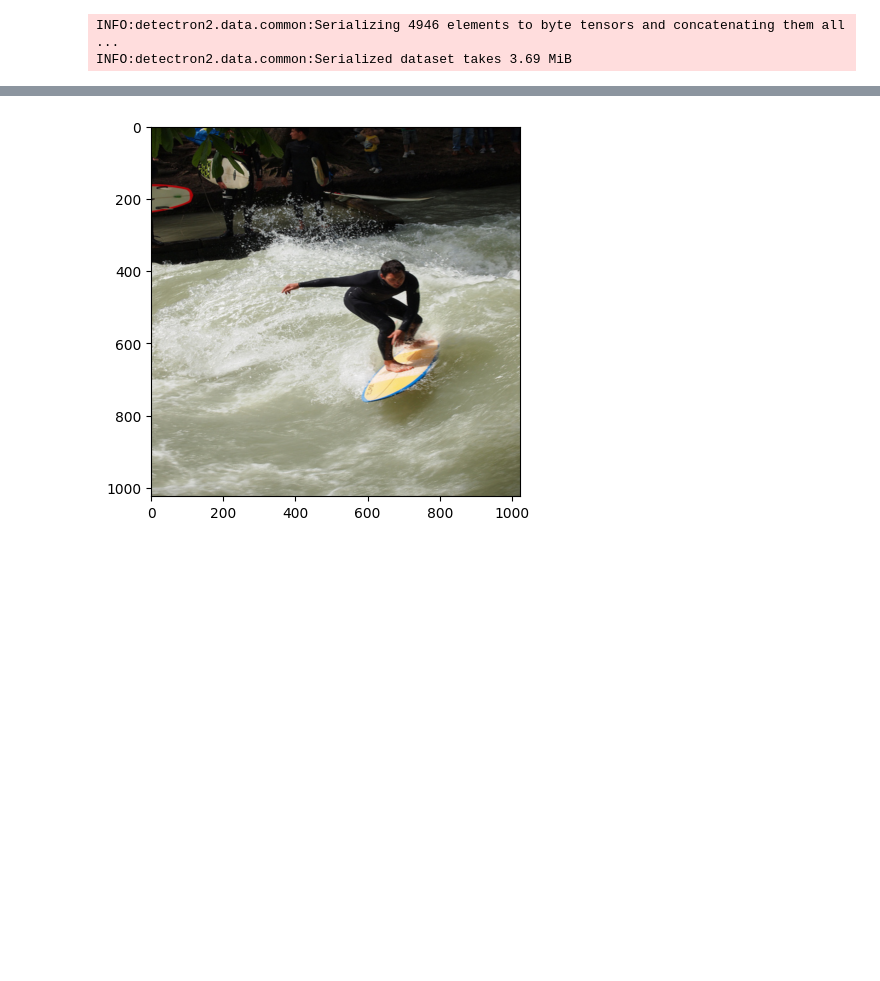
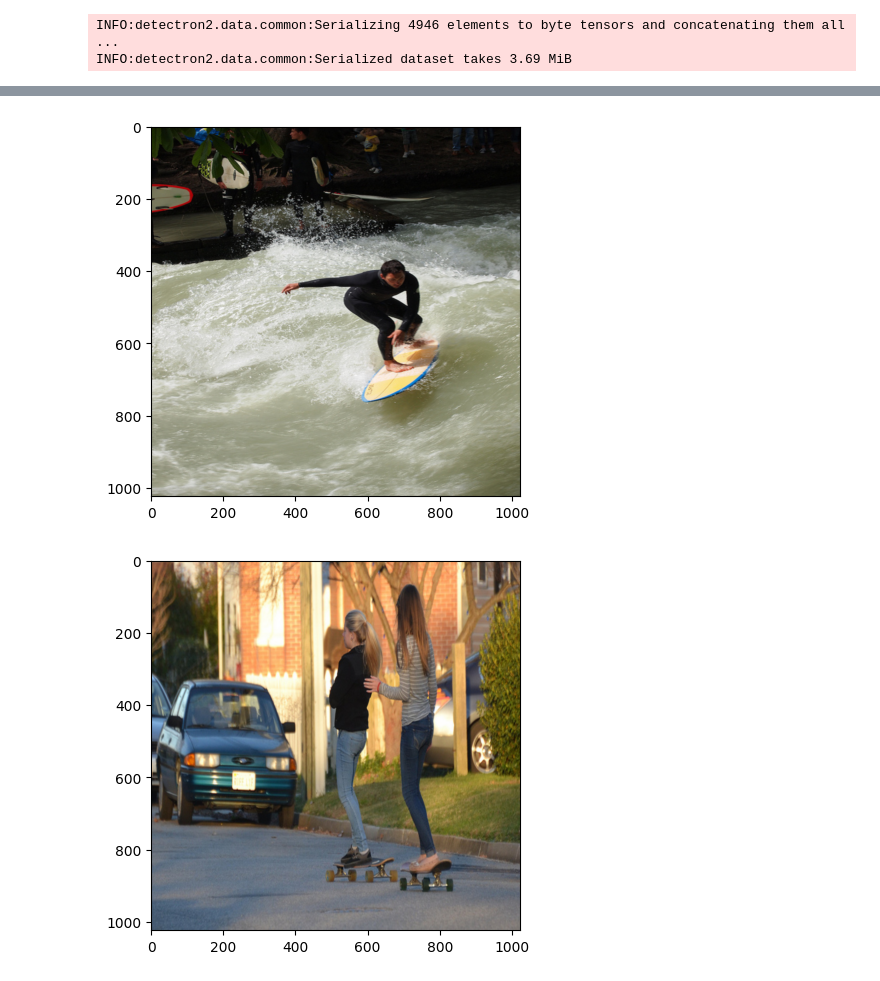
Before and after one commit to jdj2261/X-Decoder, a Jupyter notebook: notebooks/03_vcoco_valid_datasets.ipynb, the cells around one changed output, grey strips where cells are left out. Cells and saved outputs as stored; diff of their text form; code cells hidden in the pictures; blank space fills up the shorter version.

```diff
--- a/notebooks/03_vcoco_valid_datasets.ipynb
+++ b/notebooks/03_vcoco_valid_datasets.ipynb
@@ -92,28 +92,29 @@ INFO:detectron2.data.common:Serialized dataset takes 3.69 MiB
 # %%
 import cv2, random
 import numpy as np
 from PIL import Image
 from datasets.utils.vcoco_utils import valid_obj_ids, get_coco_instance_ID_to_name
 from matplotlib import pyplot as plt
 
 def random_color():
     rdn = random.randint(1, 1000)
     b = int(rdn * 997) % 255
     g = int(rdn * 4447) % 255
     r = int(rdn * 6563) % 255
     return b, g, r
 
 
 for dataloader, dataset_name in zip(test_data_loader, dataset_names):
     with torch.no_grad():
         for idx, batches in enumerate(dataloader):
-            if idx >= 2:
+            if idx >= 3:
                 break
             for idx, batch_per_image in enumerate(batches):
                 target_img = batch_per_image["image"]
                 img = target_img.permute(1, 2, 0).detach().cpu().numpy()
                 plt.imshow(img)
                 plt.show()
 # %% [output]
 [figure]
 [figure]
+[figure, added]
```
Also changed, not shown: 2 other files.
